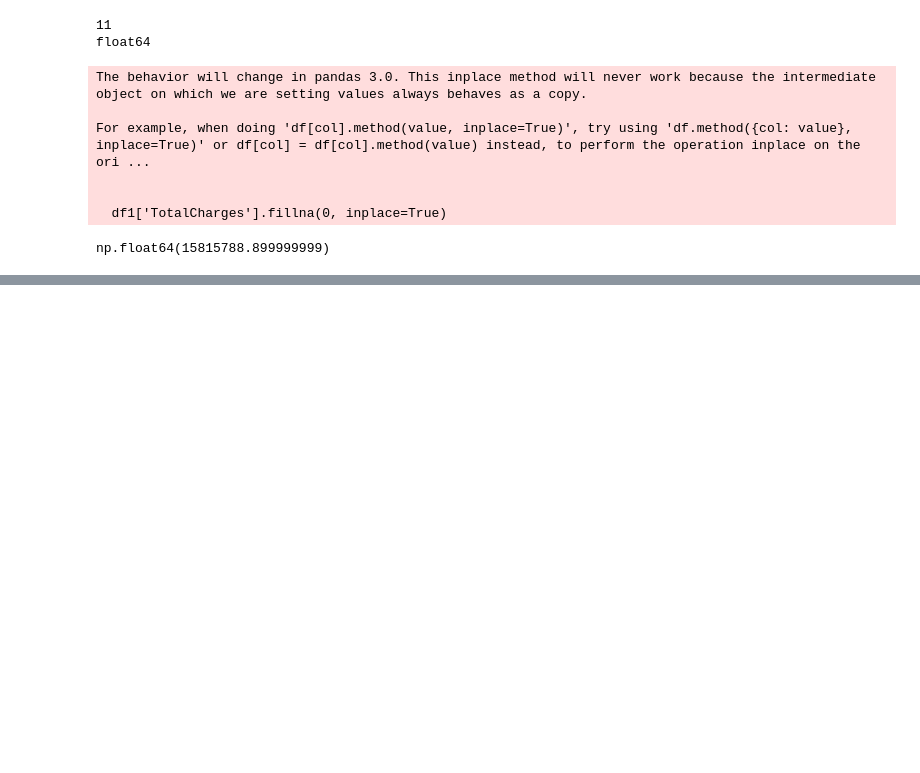
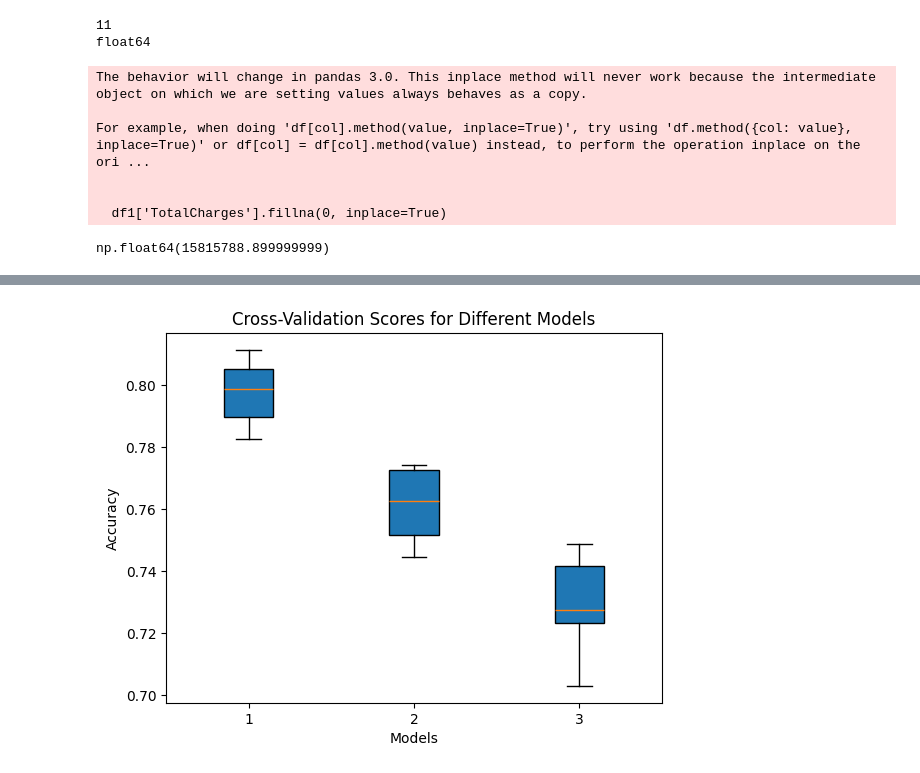
Before and after one commit to nirajkark/Complete_Datascience, a Jupyter notebook: Customer Churn Prediction/main.ipynb, the cells around one changed output, grey strips where cells are left out. Drawn from its saved outputs; the diff is of its cells as text; code cells hidden in the pictures; blank space fills up the shorter version.

Commit message:
trained on different model and getting the best accuracy

```diff
--- a/Customer Churn Prediction/main.ipynb
+++ b/Customer Churn Prediction/main.ipynb
@@ -263,8 +259,8 @@ np.float64(15815788.899999999)
 # %%
 from sklearn.preprocessing import StandardScaler
 
-# Identify numerical and categorical columns
-numerical_columns = ['MonthlyCharges', 'TotalCharges']
+
+numerical_columns = ['MonthlyCharges', 'TotalCharges','Tenure']
 
 # Apply StandardScaler to numerical columns
 scaler = StandardScaler()
@@ -287,0 +284,20 @@ X=df1.drop("churn",axis=1).values
+# %%
+y=df1["Churn"].values
+X=df1.drop("Churn",axis=1).values
+
+X_train,X_test,y_train,y_test=train_test_split(X,y,test_size=0.2,random_state=42)
+# %%
+models={'LogisticRegression':LogisticRegression(),"KNN":KNeighborsClassifier(),"Decision Tree":DecisionTreeClassifier()}
+results=[]
+for model in models.values():
+    kf=KFold(n_splits=6,random_state=42,shuffle=True)
+    cv_results=cross_val_score(model,X_train,y_train,cv=kf)
+    results.append(cv_results)
+# %%
+plt.boxplot(results,label=models.keys(),patch_artist=True)
+plt.title("Cross-Validation Scores for Different Models")
+plt.ylabel("Accuracy")
+plt.xlabel("Models")
+plt.show()
+# %% [output]
+[figure, added]
```
Also changed, not shown: parts of 8 cells of this notebook.
